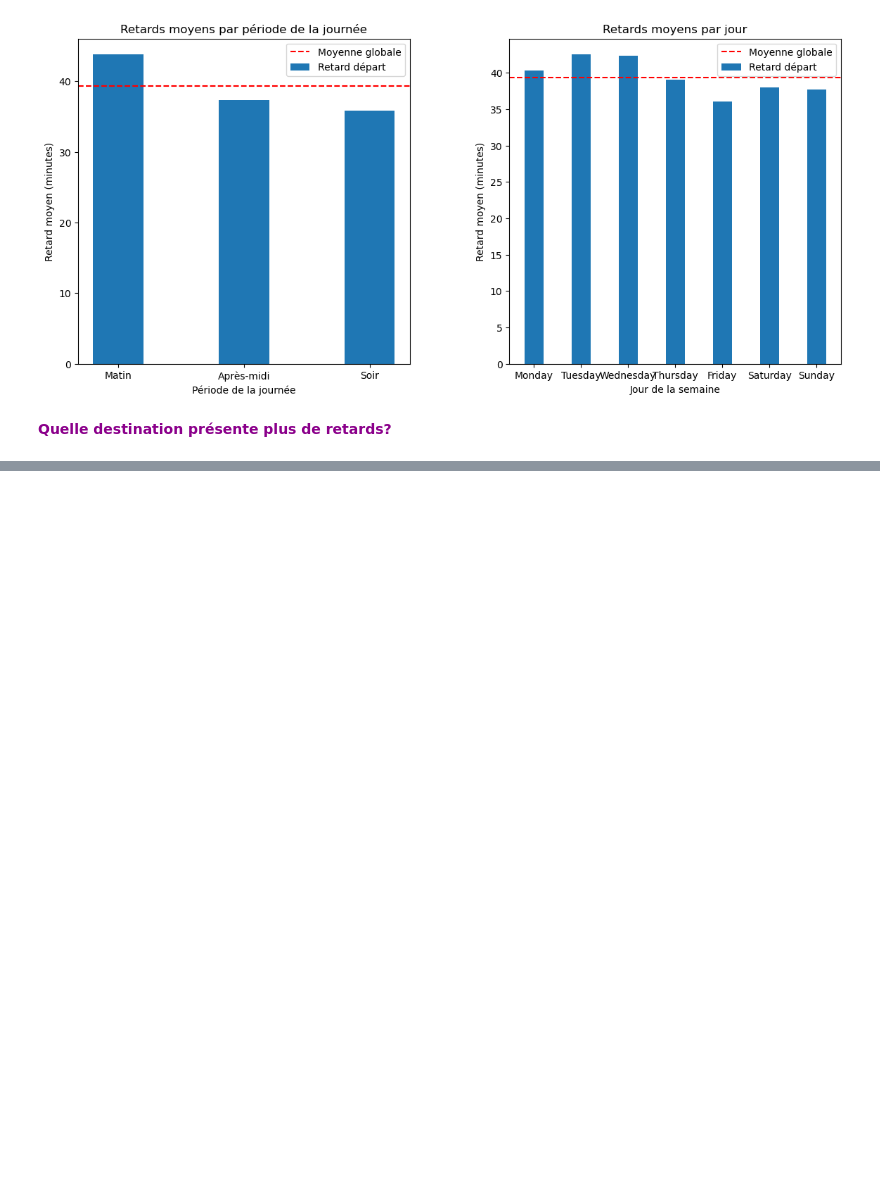
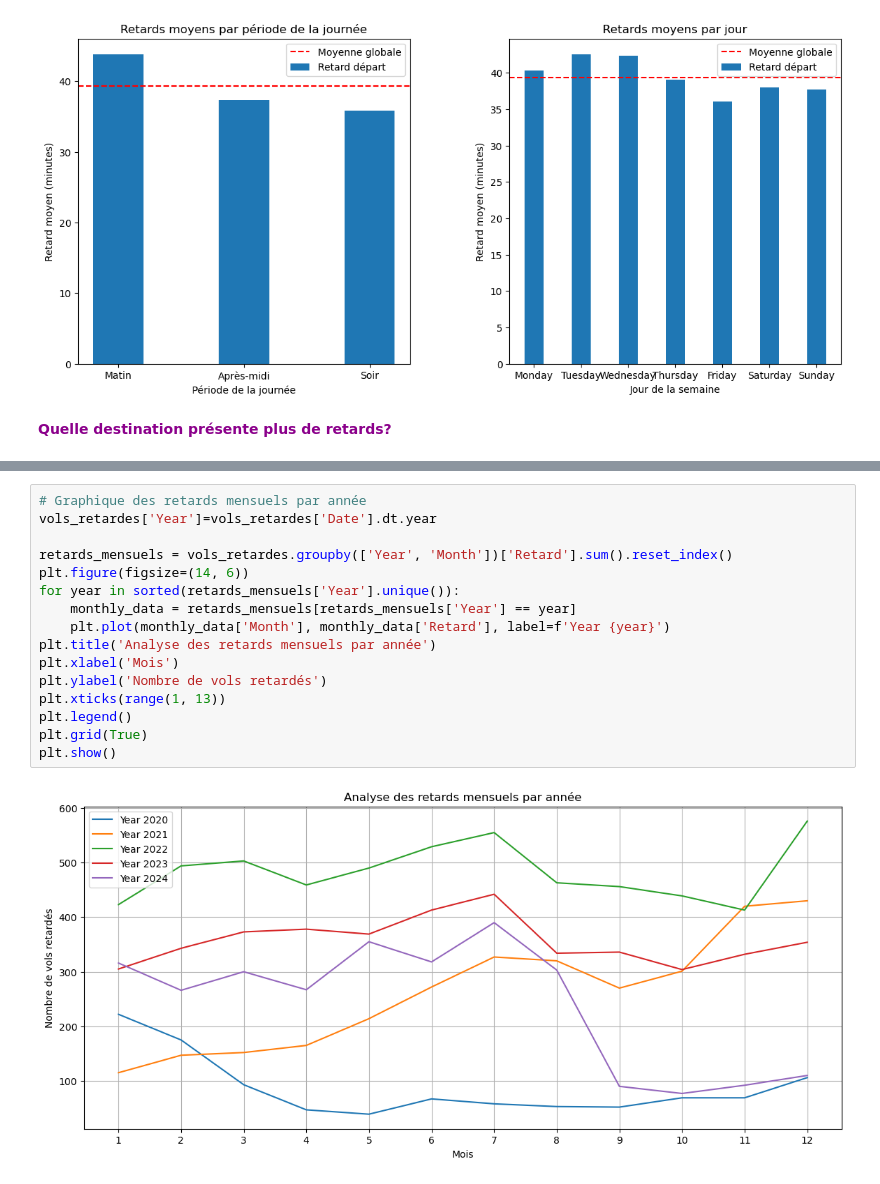
Before and after one commit to OUALYoss/Projet_Python-pour-la-data-science, a Jupyter notebook: Traitement_de_la_base_des_Vols.ipynb, the cells around one changed output, grey strips where cells are left out. Drawn from its saved outputs; the diff is of its cells as text; blank space fills up the shorter version.

```diff
--- a/Traitement_de_la_base_des_Vols.ipynb
+++ b/Traitement_de_la_base_des_Vols.ipynb
@@ -812,0 +829,18 @@ m
+# %%
+# Graphique des retards mensuels par année
+vols_retardes['Year']=vols_retardes['Date'].dt.year
+
+retards_mensuels = vols_retardes.groupby(['Year', 'Month'])['Retard'].sum().reset_index()
+plt.figure(figsize=(14, 6))
+for year in sorted(retards_mensuels['Year'].unique()):
+    monthly_data = retards_mensuels[retards_mensuels['Year'] == year]
+    plt.plot(monthly_data['Month'], monthly_data['Retard'], label=f'Year {year}')
+plt.title('Analyse des retards mensuels par année')
+plt.xlabel('Mois')
+plt.ylabel('Nombre de vols retardés')
+plt.xticks(range(1, 13))
+plt.legend()
+plt.grid(True)
+plt.show()
+# %% [output]
+[figure, added]
```
Also changed, not shown: parts of 28 cells of this notebook.
